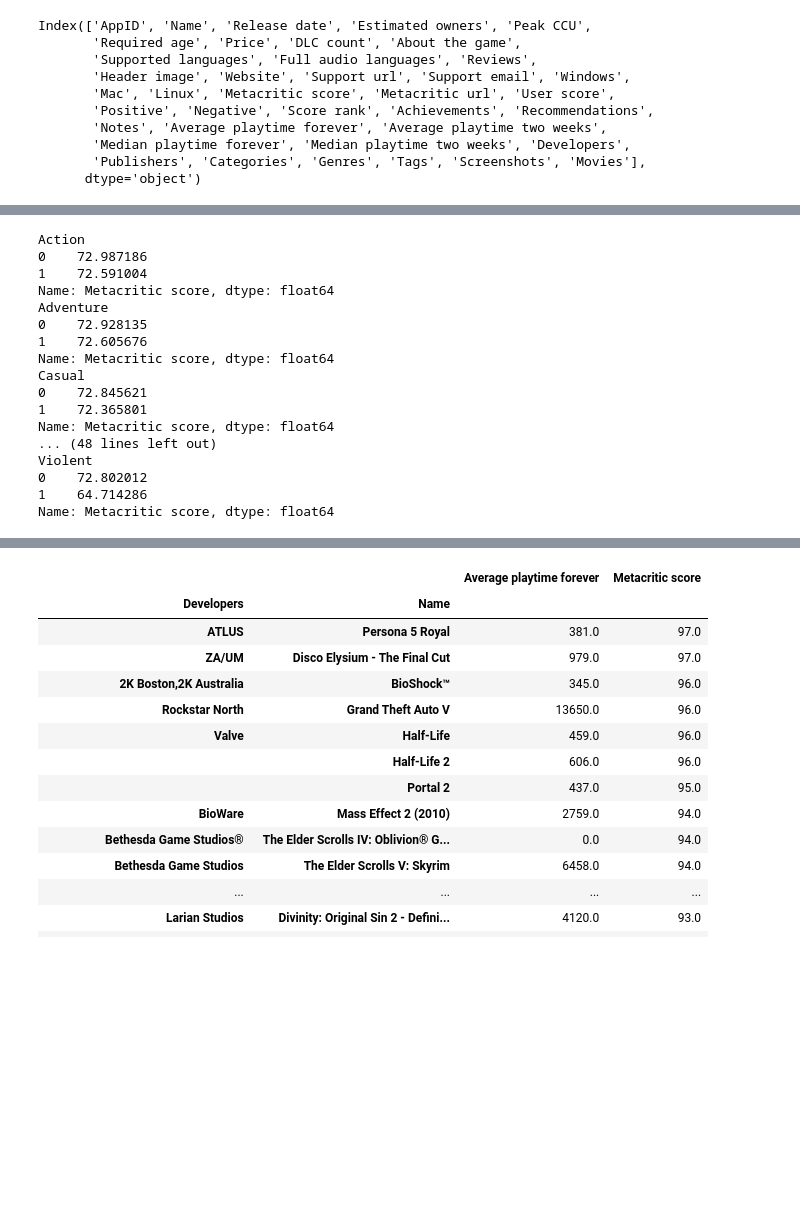
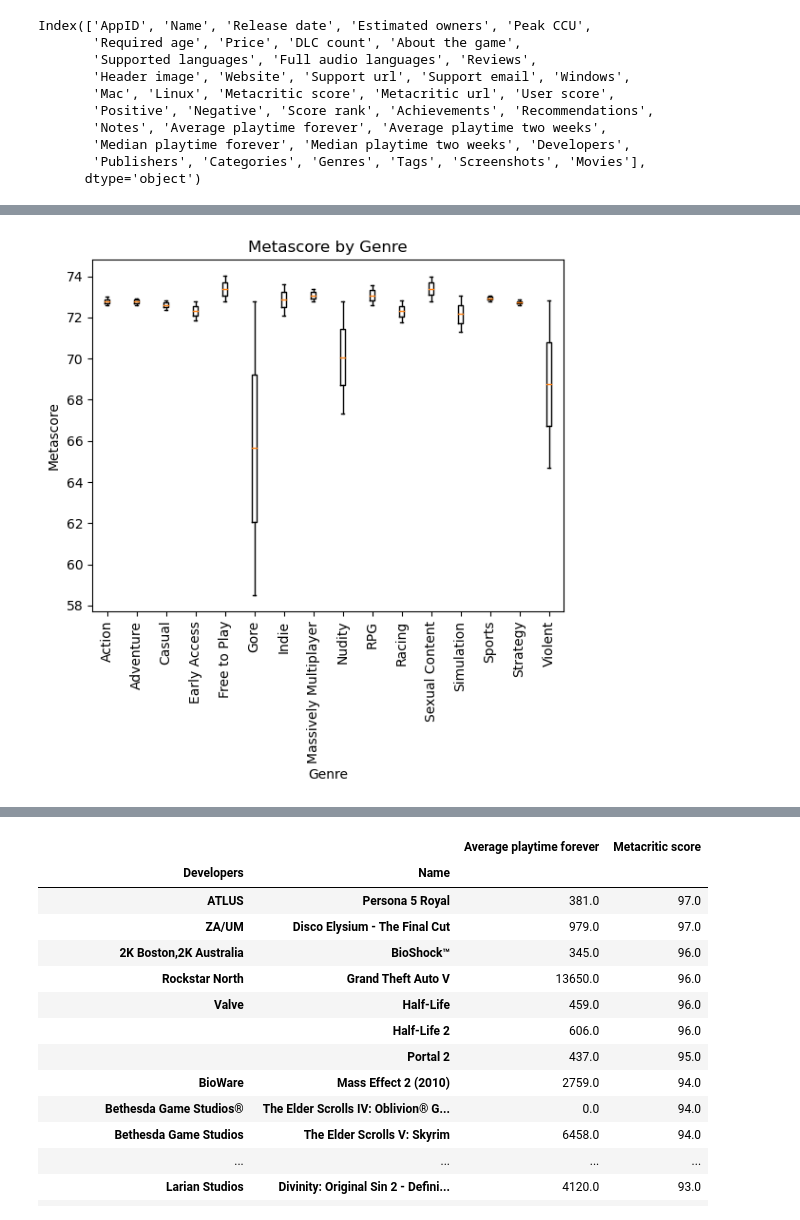
Before and after one commit to samhnelsen/Group-6, a Jupyter notebook: USE THIS Sam's workbook.ipynb, the cells around one changed output, grey strips where cells are left out. Cells and saved outputs as stored; diff of their text form; code cells hidden in the pictures; blank space fills up the shorter version.

```diff
--- a/USE THIS Sam's workbook.ipynb
+++ b/USE THIS Sam's workbook.ipynb
@@ -69,56 +272,46 @@ dtype: object
 # %%
-#metascore by genre
-steam_tags_onehot_df = top_scores_df['Genres'].str.split(",").str.join('|').str.get_dummies()
-big_genre_df = steam_tags_onehot_df.join(top_scores_df)
-
+#group the top genres by 'Metacritic score'
 action_df = big_genre_df.groupby(big_genre_df["Action"])["Metacritic score"].mean()
 adventure_df = big_genre_df.groupby(big_genre_df["Adventure"])["Metacritic score"].mean()
 casual_df = big_genre_df.groupby(big_genre_df["Casual"])["Metacritic score"].mean()
 eacess_df = big_genre_df.groupby(big_genre_df["Early Access"])["Metacritic score"].mean()
 free_df = big_genre_df.groupby(big_genre_df["Free to Play"])["Metacritic score"].mean()
 gore_df = big_genre_df.groupby(big_genre_df["Gore"])["Metacritic score"].mean()
 indie_df = big_genre_df.groupby(big_genre_df["Indie"])["Metacritic score"].mean()
 multi_df = big_genre_df.groupby(big_genre_df["Massively Multiplayer"])["Metacritic score"].mean()
 nude_df = big_genre_df.groupby(big_genre_df["Nudity"])["Metacritic score"].mean()
 rpg_df = big_genre_df.groupby(big_genre_df["RPG"])["Metacritic score"].mean()
 race_df = big_genre_df.groupby(big_genre_df["Racing"])["Metacritic score"].mean()
 sex_df = big_genre_df.groupby(big_genre_df["Sexual Content"])["Metacritic score"].mean()
 sim_df = big_genre_df.groupby(big_genre_df["Simulation"])["Metacritic score"].mean()
 sport_df = big_genre_df.groupby(big_genre_df["Sports"])["Metacritic score"].mean()
 strat_df = big_genre_df.groupby(big_genre_df["Strategy"])["Metacritic score"].mean()
 vio_df = big_genre_df.groupby(big_genre_df["Violent"])["Metacritic score"].mean()
 
-print(action_df)
-print(adventure_df)
-print(casual_df)
-print(eacess_df)
-print(free_df)
-print(gore_df)
-print(indie_df)
-print(multi_df)
-print(nude_df)
-print(rpg_df)
-print(race_df)
-print(sex_df)
-print(sim_df)
-print(sport_df)
-print(strat_df)
-print(vio_df)
+#make a dataframe of each of the top genres and their average 'Metacritic score'
+big_tag_df = [action_df, adventure_df, casual_df, eacess_df,\
+              free_df,gore_df,indie_df,multi_df,nude_df,rpg_df,race_df,\
+             sex_df,sim_df,sport_df,strat_df,vio_df]
+
+# Create a figure and axis object
+fig, ax = plt.subplots()
+
+# Plot each df as a boxplot
+for i in range(len(big_tag_df)):
+    ax.boxplot(big_tag_df[i], positions=[i+1])
+
+# Add x-axis labels
+plt.xticks(range(1, len(big_tag_df)+1), ['Action', 'Adventure', 'Casual', 'Early Access', \
+                                         'Free to Play', 'Gore', 'Indie', 'Massively Multiplayer', \
+                                         'Nudity', 'RPG', 'Racing', 'Sexual Content', 'Simulation', \
+                                         'Sports', 'Strategy', 'Violent'], rotation=90)
+
+# Add a title and y-axis label
+plt.title('Metascore by Genre')
+plt.ylabel('Metascore')
+plt.xlabel('Genre')
+
+# Show the plot
+plt.show()
 # %% [output]
-Action
-0    72.987186
-1    72.591004
-Name: Metacritic score, dtype: float64
-Adventure
-0    72.928135
-1    72.605676
-Name: Metacritic score, dtype: float64
-Casual
-0    72.845621
-1    72.365801
-Name: Metacritic score, dtype: float64
-... (48 lines left out)
-Violent
-0    72.802012
-1    64.714286
-Name: Metacritic score, dtype: float64
+[figure, added]
```
Also changed, not shown: parts of 22 cells of this notebook.
